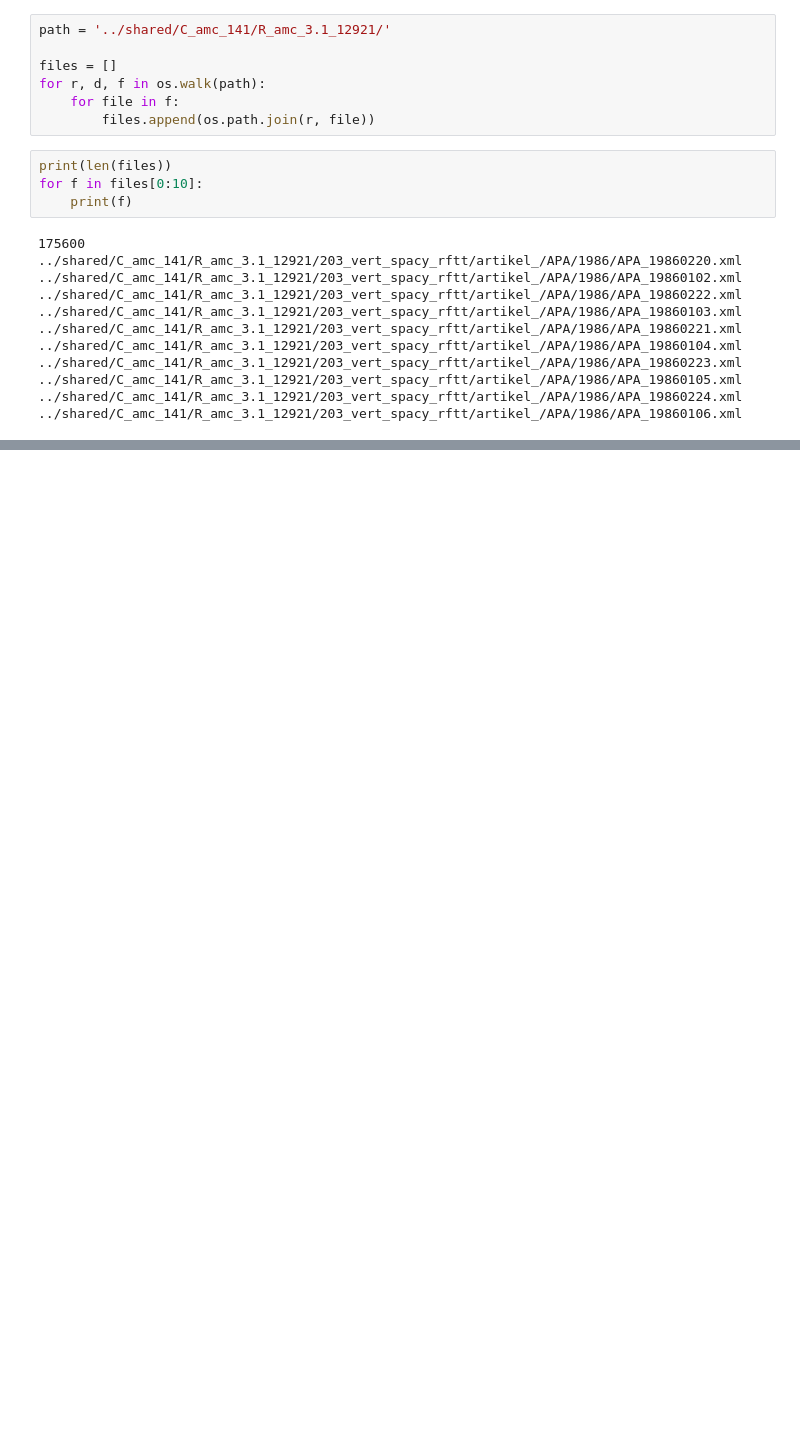
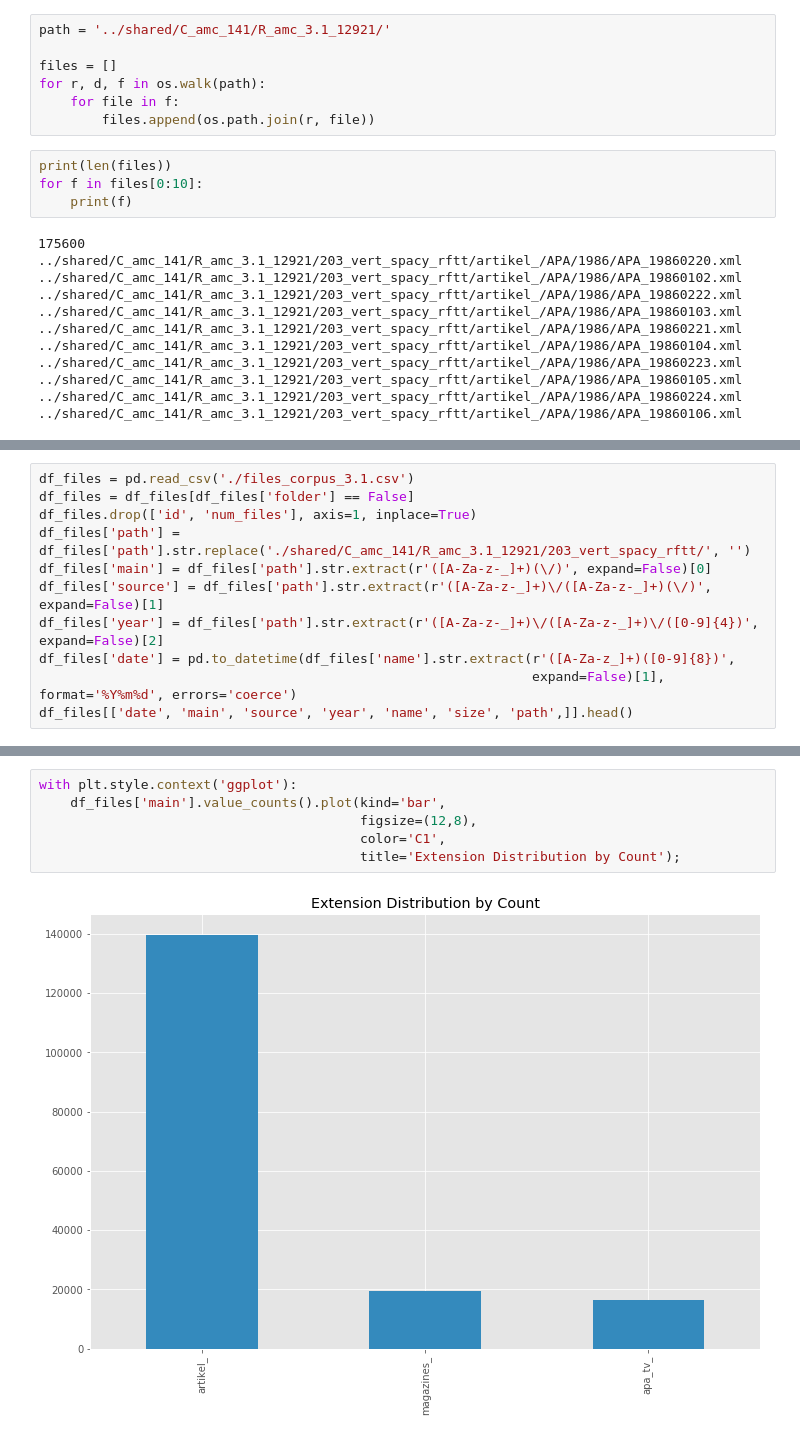
Before and after one commit to acdh-oeaw/AMC_Corpus_Biases, a Jupyter notebook: corpus_statistics.ipynb, the cells around one changed output, grey strips where cells are left out. Drawn from its saved outputs; the diff is of its cells as text; blank space fills up the shorter version.

```diff
--- a/corpus_statistics.ipynb
+++ b/corpus_statistics.ipynb
@@ -25,0 +39,11 @@ for f in files[0:10]:
+# %%
+df_files = pd.read_csv('./files_corpus_3.1.csv')
+df_files = df_files[df_files['folder'] == False]
+df_files.drop(['id', 'num_files'], axis=1, inplace=True)
+df_files['path'] = df_files['path'].str.replace('./shared/C_amc_141/R_amc_3.1_12921/203_vert_spacy_rftt/', '')
+df_files['main'] = df_files['path'].str.extract(r'([A-Za-z-_]+)(\/)', expand=False)[0]
+df_files['source'] = df_files['path'].str.extract(r'([A-Za-z-_]+)\/([A-Za-z-_]+)(\/)', expand=False)[1]
+df_files['year'] = df_files['path'].str.extract(r'([A-Za-z-_]+)\/([A-Za-z-_]+)\/([0-9]{4})', expand=False)[2]
+df_files['date'] = pd.to_datetime(df_files['name'].str.extract(r'([A-Za-z_]+)([0-9]{8})',
+                                                               expand=False)[1], format='%Y%m%d', errors='coerce')
+df_files[['date', 'main', 'source', 'year', 'name', 'size', 'path',]].head()
@@ -25,0 +79,8 @@ for f in files[0:10]:
+# %%
+with plt.style.context('ggplot'):
+    df_files['main'].value_counts().plot(kind='bar',
+                                         figsize=(12,8),
+                                         color='C1',
+                                         title='Extension Distribution by Count');
+# %% [output]
+[figure, added]
```
Also changed, not shown: parts of 12 cells of this notebook, 2 other files.
